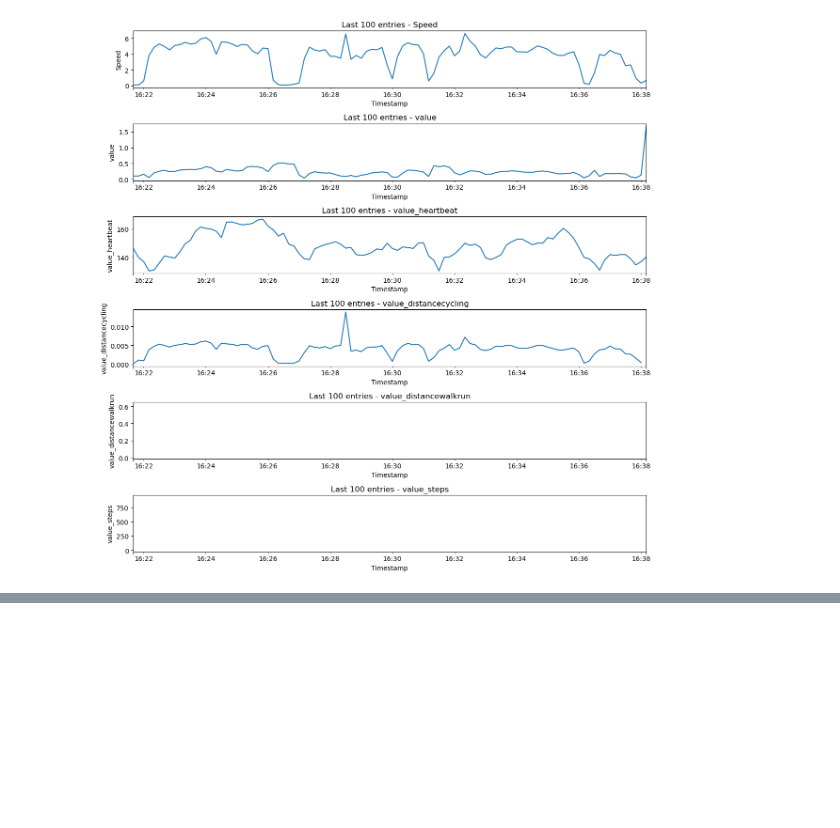
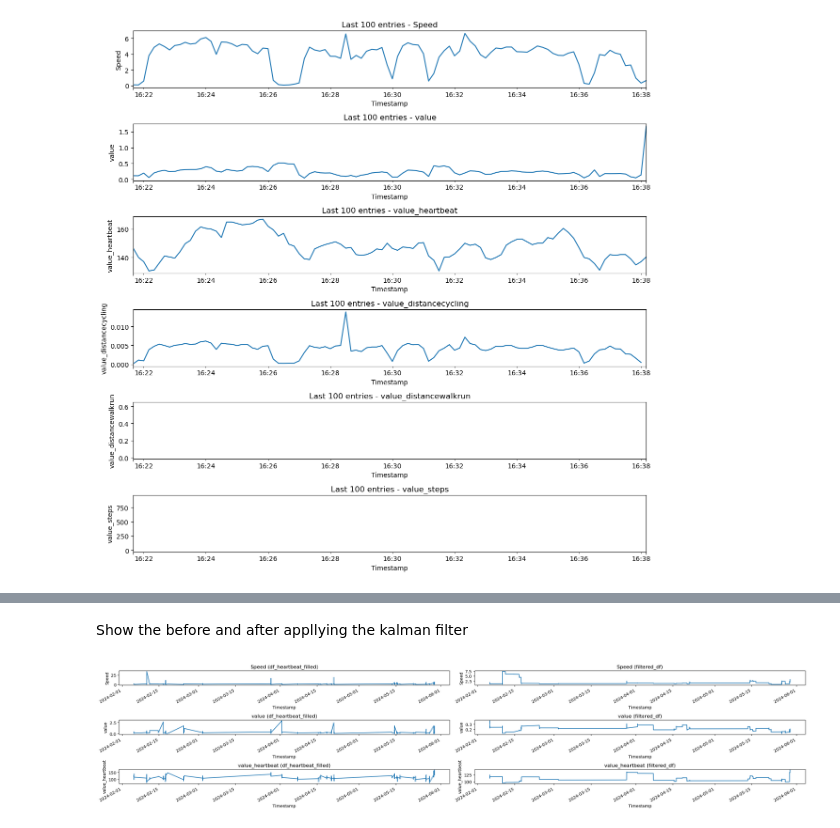
Before and after one commit to TKendel/MLQL, a Jupyter notebook: myMLQL.ipynb, the cells around one changed output, grey strips where cells are left out. Saved outputs shown, nothing was run; the diff lists cells and outputs as text; code cells hidden in the pictures; blank space fills up the shorter version.

```diff
--- a/myMLQL.ipynb
+++ b/myMLQL.ipynb
@@ -431,0 +432,45 @@ df_dropped.to_csv(output_file_path, index=False)
+# %% [markdown]
+Show the before and after appllying the kalman filter
+# %%
+
+
+# Load and process the first dataframe
+file_path1 = 'df_heartbeat_filled.csv'
+df1 = pd.read_csv(file_path1, parse_dates=['Timestamp'])
+df1['Timestamp'] = pd.to_datetime(df1['Timestamp'])
+df1.set_index('Timestamp', inplace=True)
+
+# Load and process the second dataframe
+file_path2 = 'filtered_df.csv'
+df2 = pd.read_csv(file_path2, parse_dates=['Timestamp'])
+df2['Timestamp'] = pd.to_datetime(df2['Timestamp'])
+df2.set_index('Timestamp', inplace=True)
+
+# Filter df1 to keep only the columns present in df2
+df1_filtered = df1[df2.columns]
+
+# Define the number of subplots based on the number of columns in df2
+num_plots = df2.shape[1]
+
+# Create subplots with 2 columns
+fig, axes = plt.subplots(num_plots, 2, figsize=(24, 1.7 * num_plots))
+
+# Plot each column from the filtered first dataframe in the left column of subplots
+for i, column in enumerate(df2.columns):
+    df1_filtered[column].plot(ax=axes[i, 0])
+    axes[i, 0].set_title(f'{column} (df_heartbeat_filled)')
+    axes[i, 0].set_xlabel('Timestamp')
+    axes[i, 0].set_ylabel(column)
+
+# Plot each column from the second dataframe in the right column of subplots
+for i, column in enumerate(df2.columns):
+    df2[column].plot(ax=axes[i, 1])
+    axes[i, 1].set_title(f'{column} (filtered_df)')
+    axes[i, 1].set_xlabel('Timestamp')
+    axes[i, 1].set_ylabel(column)
+
+# Adjust layout to prevent overlap
+plt.tight_layout()
+plt.show()
+# %% [output]
+[figure, added]
```
Also changed, not shown: parts of 45 cells of this notebook, 8 other files.
